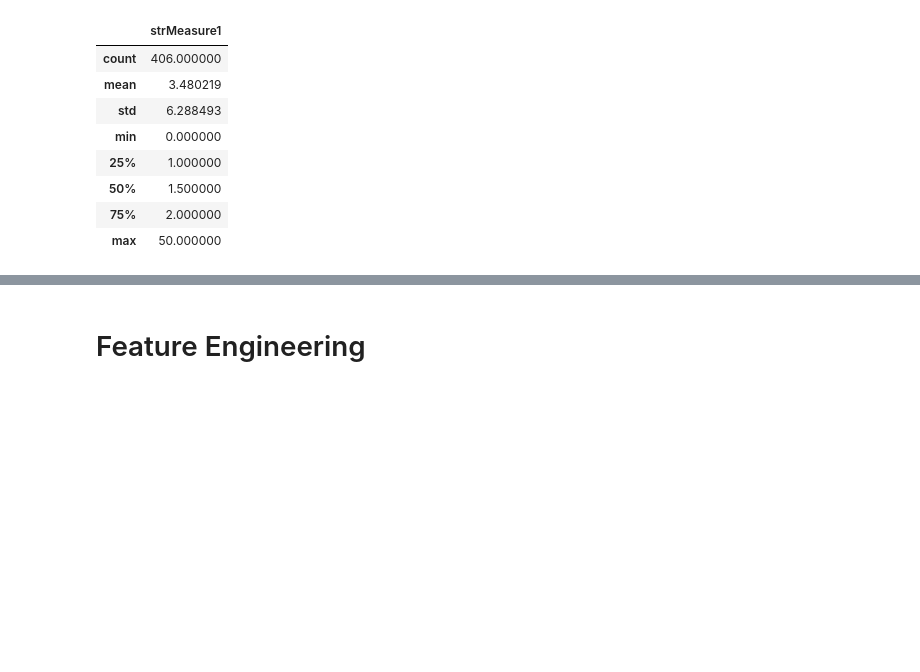
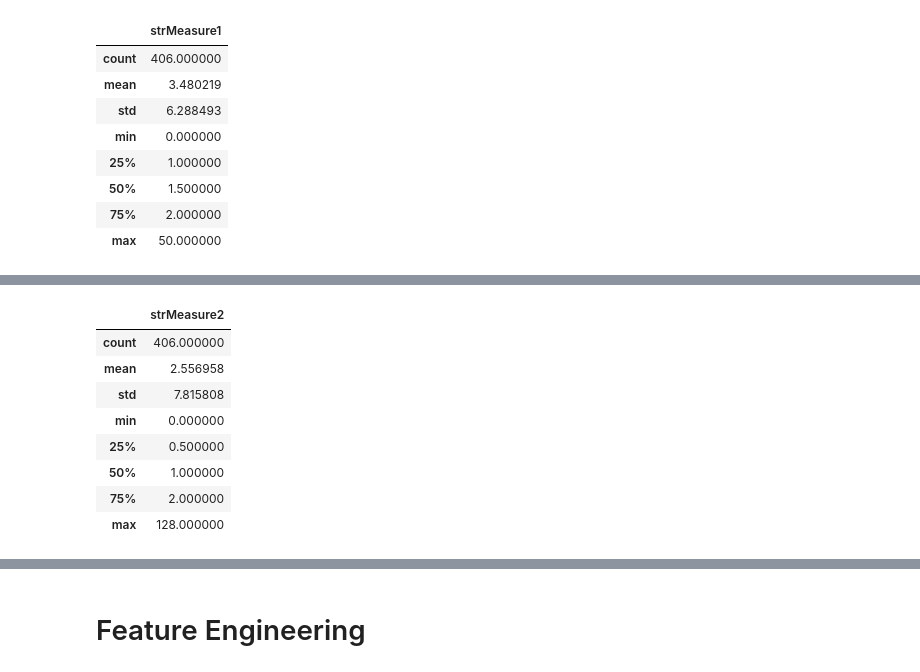
Before and after one commit to redsun498/Data-Genie, a Jupyter notebook: notebooks/EDA - Cocktails.ipynb, the cells around one changed output, grey strips where cells are left out. Cells and saved outputs as stored; diff of their text form; code cells hidden in the pictures; blank space fills up the shorter version.

```diff
--- a/notebooks/EDA - Cocktails.ipynb
+++ b/notebooks/EDA - Cocktails.ipynb
@@ -545,0 +756,9 @@ all_drinks_df.describe()
+# %%
+all_drinks_df['strMeasure2'] = all_drinks_df['strMeasure2'].str.lower().str.strip()
+measure2_strings = {key.lower().strip(): value for key, value in measure2_strings.items()}
+
+# Use the map() function to update the column with dictionary values
+all_drinks_df['strMeasure2'] = all_drinks_df['strMeasure2'].map(measure2_strings)
+
+# Verify the changes
+print(all_drinks_df['strMeasure2'])
@@ -545,0 +778,14 @@ all_drinks_df.describe()
+# %%
+all_drinks_df['strMeasure2'] = all_drinks_df['strMeasure2'].astype(float)
+# %%
+all_drinks_df.describe()
+# %% [output]
+|  | strMeasure2 |
+| count | 406.000000 |
+| mean | 2.556958 |
+| std | 7.815808 |
+| min | 0.000000 |
+| 25% | 0.500000 |
+| 50% | 1.000000 |
+| 75% | 2.000000 |
+| max | 128.000000 |
```
Also changed, not shown: parts of 18 cells of this notebook.
